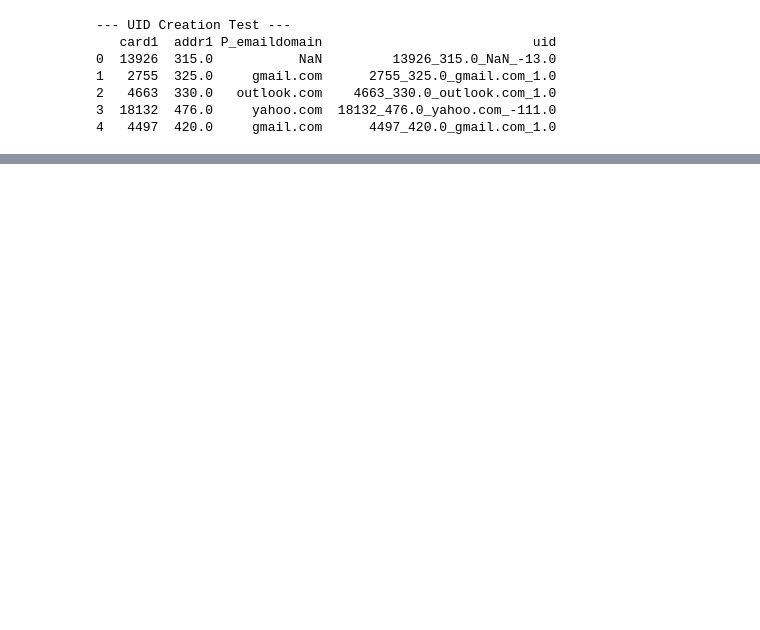
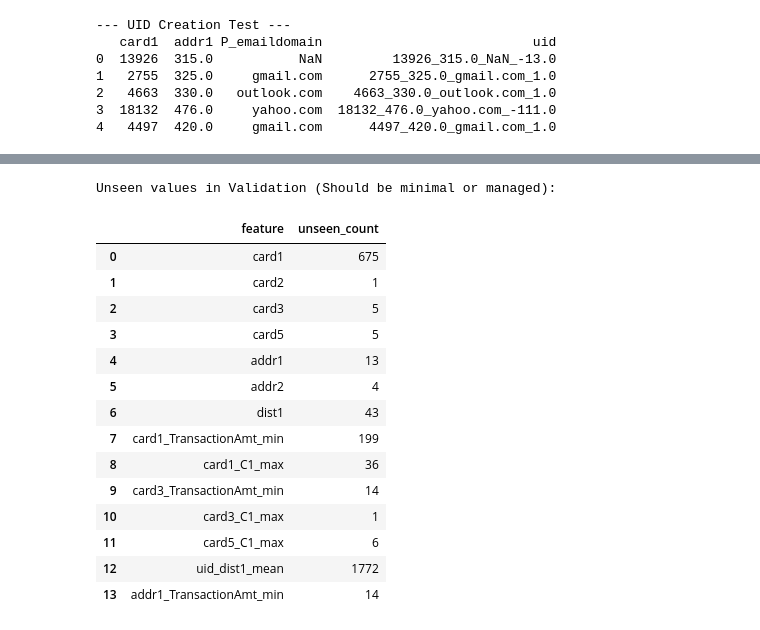
Before and after one commit to ErenReyhanlioglu/fraudlens, a Jupyter notebook: notebooks/01_eda_ieee_cis.ipynb, the cells around one changed output, grey strips where cells are left out. Cells and saved outputs as stored; diff of their text form; code cells hidden in the pictures; blank space fills up the shorter version.

```diff
--- a/notebooks/01_eda_ieee_cis.ipynb
+++ b/notebooks/01_eda_ieee_cis.ipynb
@@ -638,0 +551,8 @@ Unique columns check: True
+# %%
+from fraudlens.ml.preprocessor import apply_time_features
+
+train_df = apply_time_features(train_df, export_path=str(ART_DIR / "time_rules.json"))
+val_df   = apply_time_features(val_df,   export_path=str(ART_DIR / "time_rules.json"))
+test_df  = apply_time_features(test_df,  export_path=str(ART_DIR / "time_rules.json"))
+
+print(f"train cols: {train_df.shape[1]} | val cols: {val_df.shape[1]} | test cols: {test_df.shape[1]}")
@@ -638,0 +792,32 @@ Unique columns check: True
+# %%
+cat_features = [c for c in train.columns if any(x in c for x in ['card', 'addr', 'email', 'M', 'dist'])]
+
+def unseen_category_check(train_df, eval_df, col_list):
+    results = []
+    for col in col_list:
+        train_values = set(train_df[col].unique())
+        eval_values = set(eval_df[col].unique())
+        unseen = eval_values - train_values
+        if len(unseen) > 0:
+            results.append({"feature": col, "unseen_count": len(unseen)})
+    return pd.DataFrame(results)
+
+print("Unseen values in Validation (Should be minimal or managed):")
+display(unseen_category_check(train, val, cat_features))
+# %% [output]
+Unseen values in Validation (Should be minimal or managed):
+|  | feature | unseen_count |
+| 0 | card1 | 675 |
+| 1 | card2 | 1 |
+| 2 | card3 | 5 |
+| 3 | card5 | 5 |
+| 4 | addr1 | 13 |
+| 5 | addr2 | 4 |
+| 6 | dist1 | 43 |
+| 7 | card1_TransactionAmt_min | 199 |
+| 8 | card1_C1_max | 36 |
+| 9 | card3_TransactionAmt_min | 14 |
+| 10 | card3_C1_max | 1 |
+| 11 | card5_C1_max | 6 |
+| 12 | uid_dist1_mean | 1772 |
+| 13 | addr1_TransactionAmt_min | 14 |
```
Also changed, not shown: parts of 71 cells of this notebook, 2 other files.
